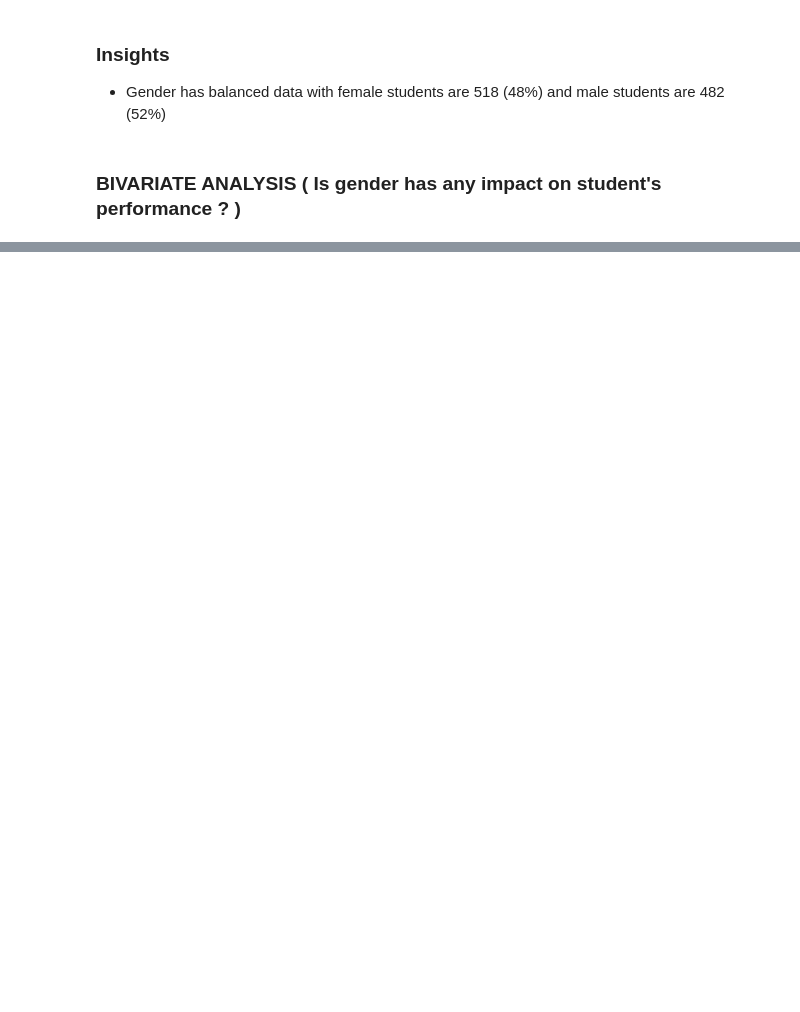
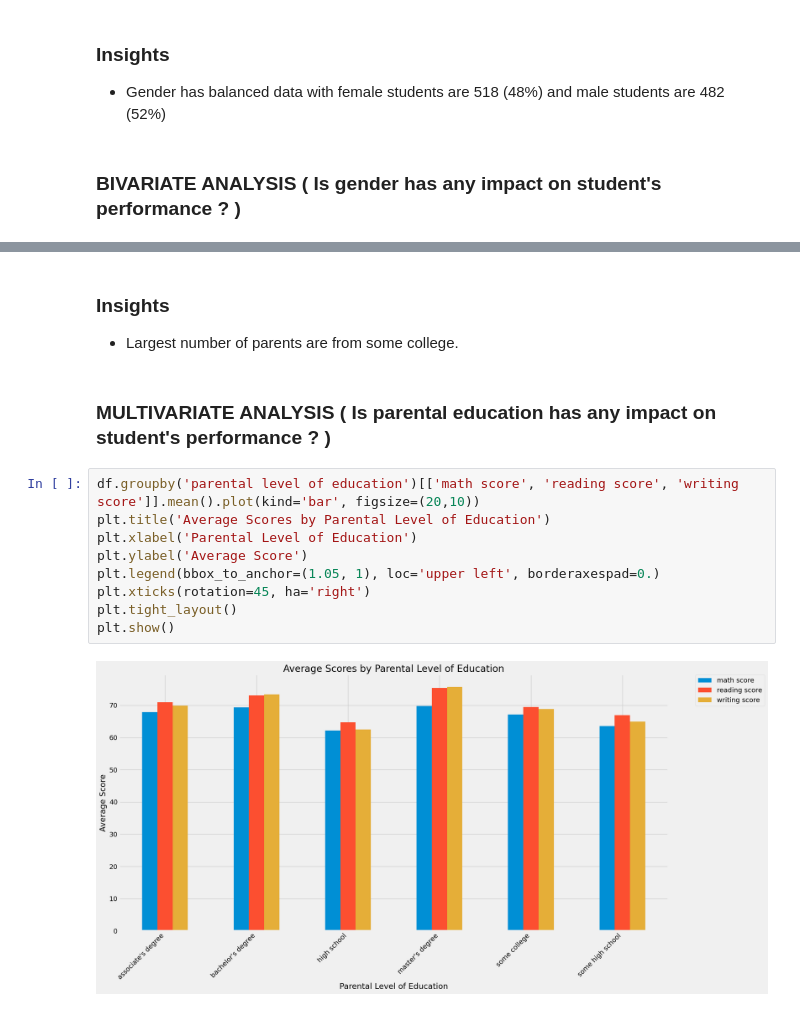
Before and after one commit to nauman-334/MLProject-, a Jupyter notebook: notebook/data/EDAstudentperformance.ipynb, the cells around one changed output, grey strips where cells are left out. Cells and saved outputs as stored; diff of their text form; blank space fills up the shorter version.

```diff
--- a/notebook/data/EDAstudentperformance.ipynb
+++ b/notebook/data/EDAstudentperformance.ipynb
@@ -385,0 +454,16 @@ plt.show()
+# %% [markdown]
+### Insights
+- Largest number of parents are from some college.
+# %% [markdown]
+### MULTIVARIATE ANALYSIS ( Is parental education has any impact on student's performance ? )
+# %%
+df.groupby('parental level of education')[['math score', 'reading score', 'writing score']].mean().plot(kind='bar', figsize=(20,10))
+plt.title('Average Scores by Parental Level of Education')
+plt.xlabel('Parental Level of Education')
+plt.ylabel('Average Score')
+plt.legend(bbox_to_anchor=(1.05, 1), loc='upper left', borderaxespad=0.)
+plt.xticks(rotation=45, ha='right')
+plt.tight_layout()
+plt.show()
+# %% [output]
+[figure, added]
```
Also changed, not shown: parts of 22 cells of this notebook.
